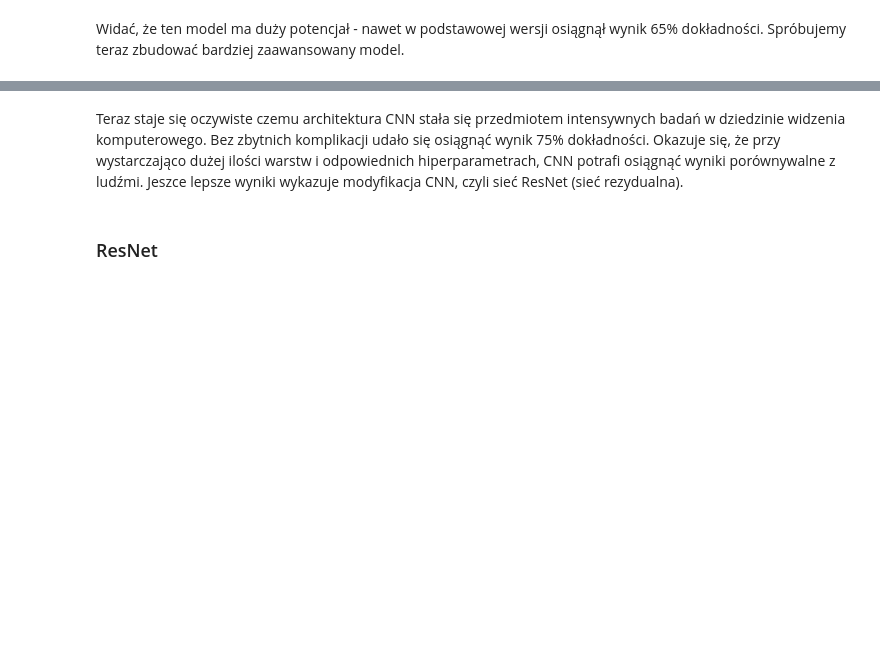
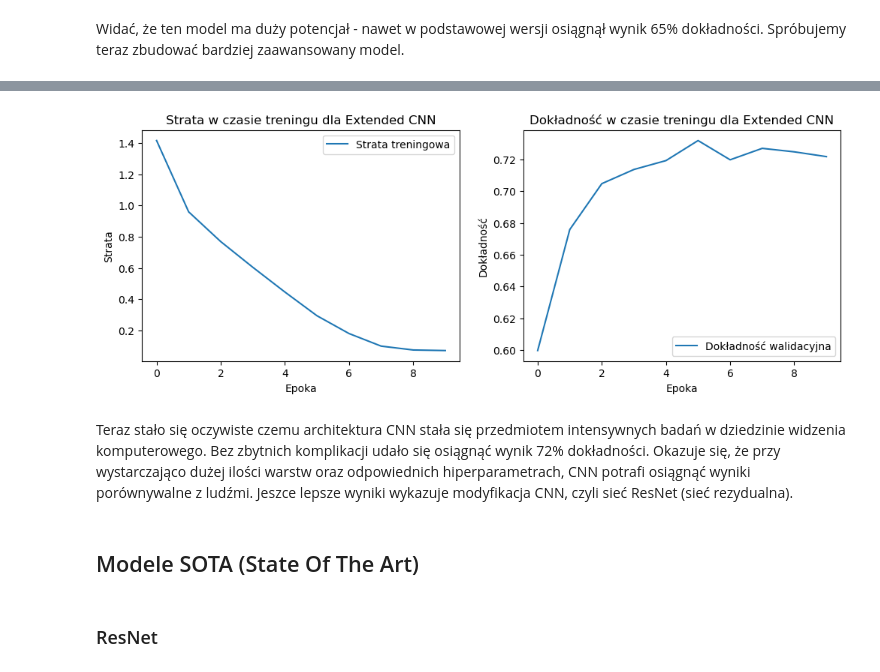
Before and after one commit to ge0rgii/ProjektZespolowy2, a Jupyter notebook: PZ.ipynb, the cells around one changed output, grey strips where cells are left out. Drawn from its saved outputs; the diff is of its cells as text; code cells hidden in the pictures; blank space fills up the shorter version.

Commit message:
dodano sota

```diff
--- a/PZ.ipynb
+++ b/PZ.ipynb
@@ -415,7 +514,7 @@ Accuracy of the simple CNN on the test images: 64.89%
 # %% [markdown]
 Widać, że ten model ma duży potencjał - nawet w podstawowej wersji osiągnął wynik 65% dokładności. Spróbujemy teraz zbudować bardziej zaawansowany model.
 # %%
-# Definiuj rozszerzony model CNN
+# Definiuj rozszerzoną sieć CNN
 class ExtendedCNN(nn.Module):
     def __init__(self):
         super(ExtendedCNN, self).__init__()
@@ -435,17 +534,45 @@ class ExtendedCNN(nn.Module):
         x = self.fc2(x)
         return x
 
-# Inicjalizuj model, funkcję kosztu i optymalizator dla rozszerzonego modelu
+# Hiperparametry
+batch_size = 64
+learning_rate = 0.001
+epochs = 10
+
+# Inicjalizuj model
+train_loader, val_loader, test_loader = create_dataloader(batch_size)
 model = ExtendedCNN()
 criterion = nn.CrossEntropyLoss()
 optimizer = optim.Adam(model.parameters(), lr=learning_rate)
 
 # Przygotuj z accelerator
-model, optimizer, train_loader, test_loader = accelerator.prepare(model, optimizer, train_loader, test_loader)
+model, optimizer, train_loader, val_loader, test_loader = accelerator.prepare(model, optimizer, train_loader, val_loader, test_loader)
 
-# Wytrenuj i przetestuj rozszerzony model
-train_model(model, train_loader, criterion, optimizer, epochs)
+train_losses = []
+val_accuracies = []
+
+# Trenuj model
+train_model(model, train_loader, val_loader, criterion, optimizer, epochs, "extended_cnn", train_losses, val_accuracies)
+
+# Oceń model
 accuracy = test_model(model, test_loader)
+print(f'Accuracy of the extended CNN on the test images: {accuracy * 100:.2f}%')
 
-print(f'Accuracy of the extended CNN on the test images: {accuracy * 100:.2f}%')
+# Wizualizacja wyników
+plt.figure(figsize=(12, 4))
+plt.subplot(1, 2, 1)
+plt.plot(train_losses, label='Strata treningowa')
+plt.title('Strata w czasie treningu dla Extended CNN')
+plt.xlabel('Epoka')
+plt.ylabel('Strata')
+plt.legend()
+
+plt.subplot(1, 2, 2)
+plt.plot(val_accuracies, label='Dokładność walidacyjna')
+plt.title('Dokładność w czasie treningu dla Extended CNN')
+plt.xlabel('Epoka')
+plt.ylabel('Dokładność')
+plt.legend()
+
+plt.show()
 # %% [output]
@@ -463,4 +590,7 @@ Accuracy of the extended CNN on the test images: 74.58%
+[figure, added]
 # %% [markdown]
-Teraz staje się oczywiste czemu architektura CNN stała się przedmiotem intensywnych badań w dziedzinie widzenia komputerowego. Bez zbytnich komplikacji udało się osiągnąć wynik 75% dokładności. Okazuje się, że przy wystarczająco dużej ilości warstw i odpowiednich hiperparametrach, CNN potrafi osiągnąć wyniki porównywalne z ludźmi. Jeszce lepsze wyniki wykazuje modyfikacja CNN, czyli sieć ResNet (sieć rezydualna).
+Teraz stało się oczywiste czemu architektura CNN stała się przedmiotem intensywnych badań w dziedzinie widzenia komputerowego. Bez zbytnich komplikacji udało się osiągnąć wynik 72% dokładności. Okazuje się, że przy wystarczająco dużej ilości warstw oraz odpowiednich hiperparametrach, CNN potrafi osiągnąć wyniki porównywalne z ludźmi. Jeszce lepsze wyniki wykazuje modyfikacja CNN, czyli sieć ResNet (sieć rezydualna).
+# %% [markdown]
+## Modele SOTA (State Of The Art)
 # %% [markdown]
 ### ResNet
```
Also changed, not shown: parts of 14 cells of this notebook, 6 other files.
